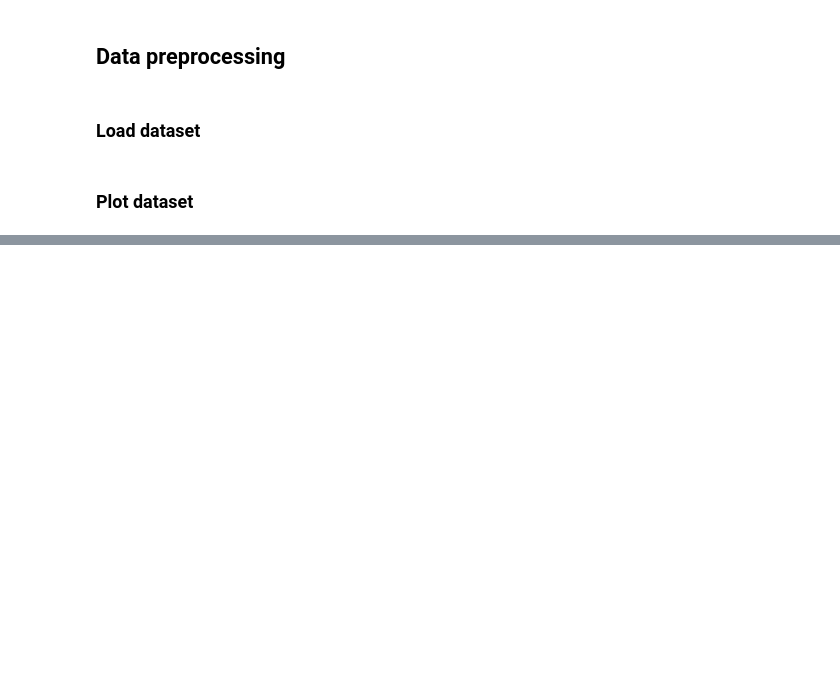
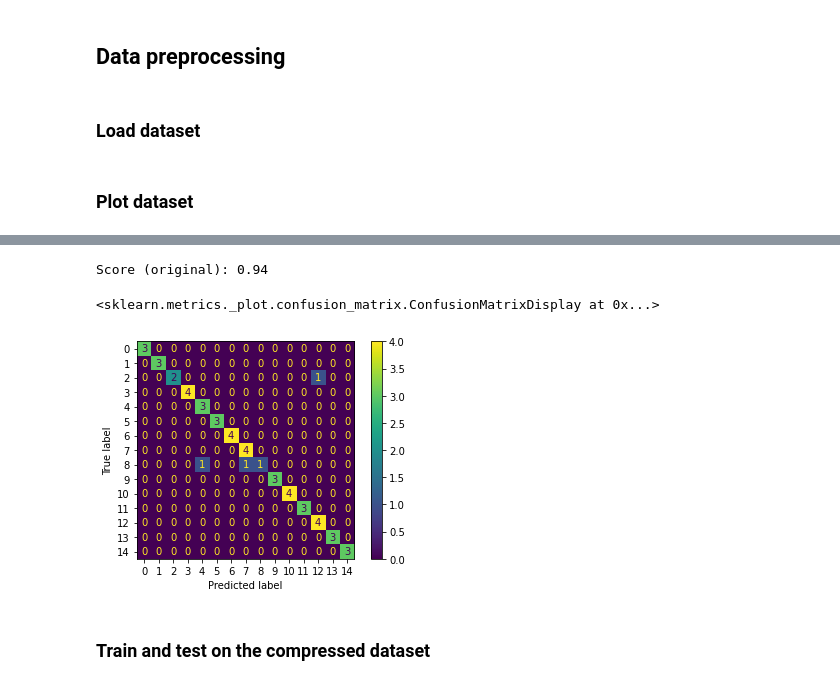
Before and after one commit to jeffcav/face-recog, a Jupyter notebook: yalefaces.ipynb, the cells around one changed output, grey strips where cells are left out. Cells and saved outputs as stored; diff of their text form; code cells hidden in the pictures; blank space fills up the shorter version.

```diff
--- a/yalefaces.ipynb
+++ b/yalefaces.ipynb
@@ -56,0 +109,8 @@ plt.show()
+# %%
+from sklearn.model_selection import train_test_split
+
+# original
+X_train, X_test, y_train, y_test = train_test_split(X, y, test_size=0.3, random_state=42, shuffle=True, stratify=y)
+
+# compressed
+X_train_compressed, X_test_compressed, y_train_compressed, y_test_compressed = train_test_split(X_compressed, y, test_size=0.3, random_state=42, shuffle=True, stratify=y)
@@ -56,0 +121,13 @@ plt.show()
+# %%
+lr_classifier = LogisticRegression(C=0.1, random_state=0, max_iter=7600).fit(X_train, y_train)
+# %%
+print("Score (original):", lr_classifier.score(X_test, y_test))
+
+lr_pred = lr_classifier.predict(X_test)
+ConfusionMatrixDisplay.from_predictions(y_test, lr_pred)
+# %% [output]
+Score (original): 0.94
+<sklearn.metrics._plot.confusion_matrix.ConfusionMatrixDisplay at 0x...>
+[figure, added]
+# %% [markdown]
+### Train and test on the compressed dataset
```
Also changed, not shown: parts of 17 cells of this notebook, 1 other file.
